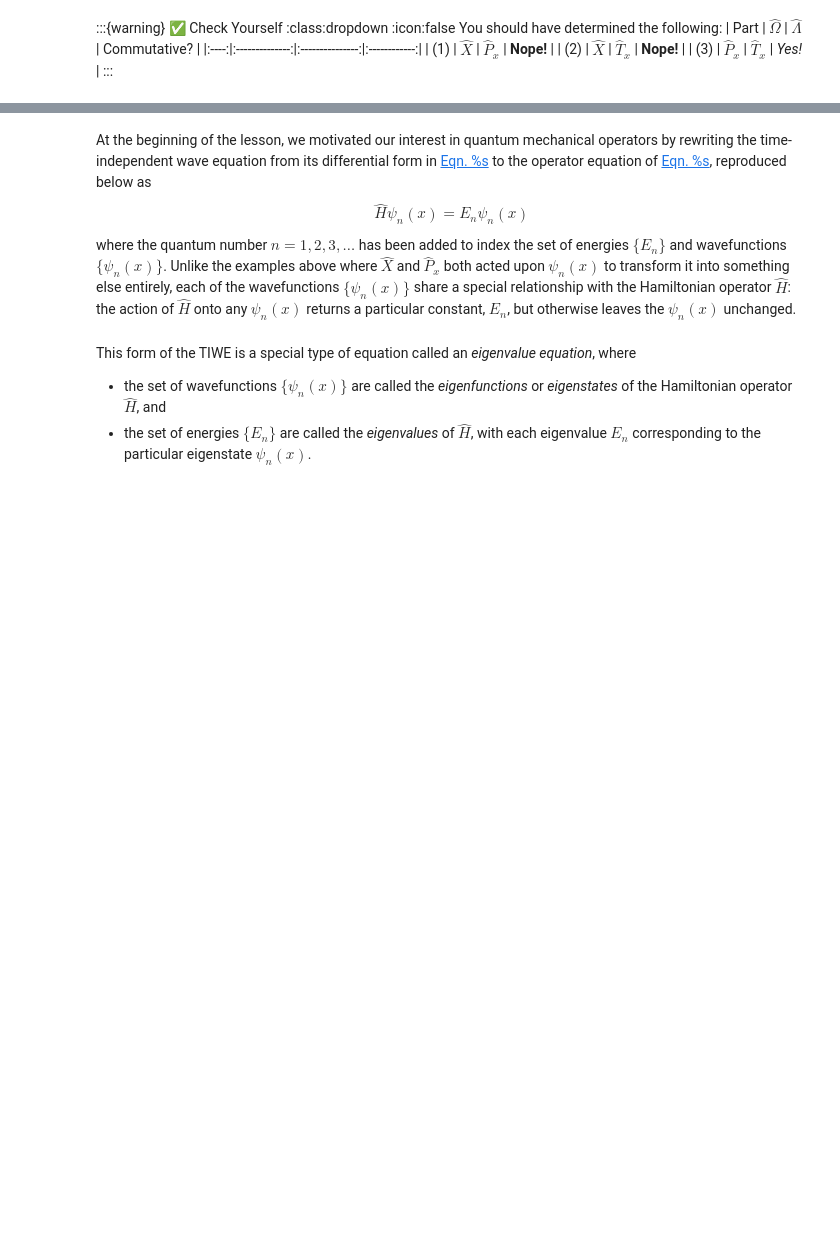
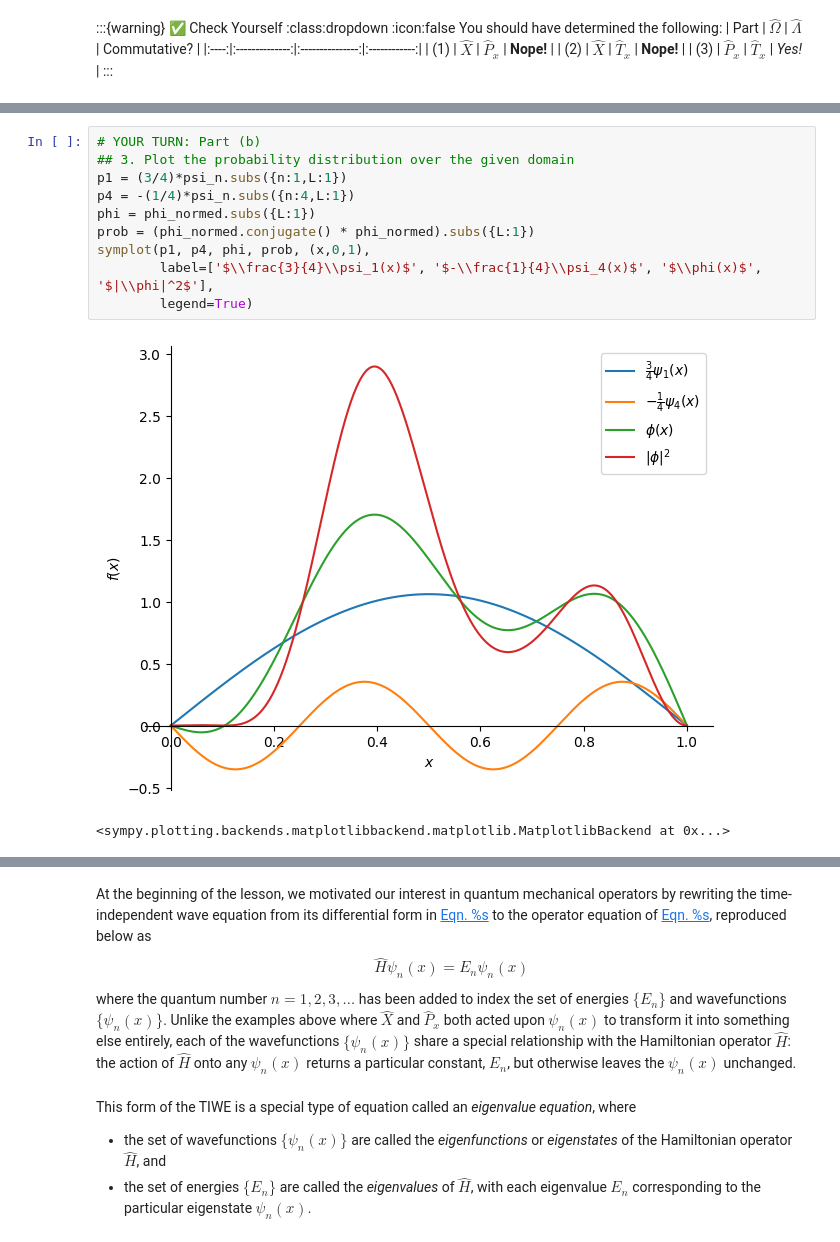
Before and after one commit to act-cms/symbolic-operator-theory, a Jupyter notebook: 1_essentials/instructor-key.ipynb, the cells around one changed output, grey strips where cells are left out. Saved outputs shown, nothing was run; the diff lists cells and outputs as text; blank space fills up the shorter version.

```diff
--- a/1_essentials/instructor-key.ipynb
+++ b/1_essentials/instructor-key.ipynb
@@ -739,0 +950,13 @@ You should have determined the following:
+# %%
+# YOUR TURN: Part (b)
+## 3. Plot the probability distribution over the given domain
+p1 = (3/4)*psi_n.subs({n:1,L:1})
+p4 = -(1/4)*psi_n.subs({n:4,L:1})
+phi = phi_normed.subs({L:1})
+prob = (phi_normed.conjugate() * phi_normed).subs({L:1})
+symplot(p1, p4, phi, prob, (x,0,1),
+        label=['$\\frac{3}{4}\\psi_1(x)$', '$-\\frac{1}{4}\\psi_4(x)$', '$\\phi(x)$', '$|\\phi|^2$'],
+        legend=True)
+# %% [output]
+[figure, added]
+<sympy.plotting.backends.matplotlibbackend.matplotlib.MatplotlibBackend at 0x...>
```
Also changed, not shown: parts of 70 cells of this notebook, 1 other file.
